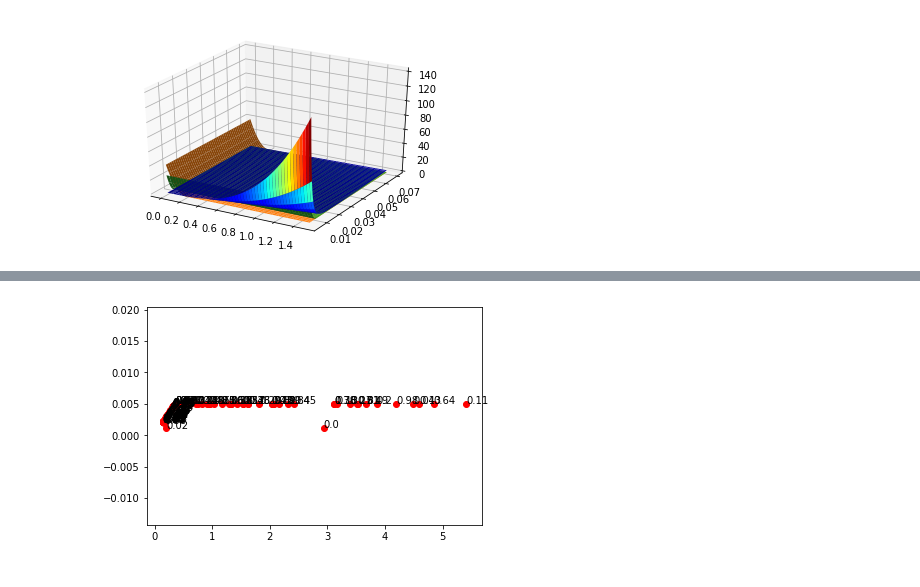
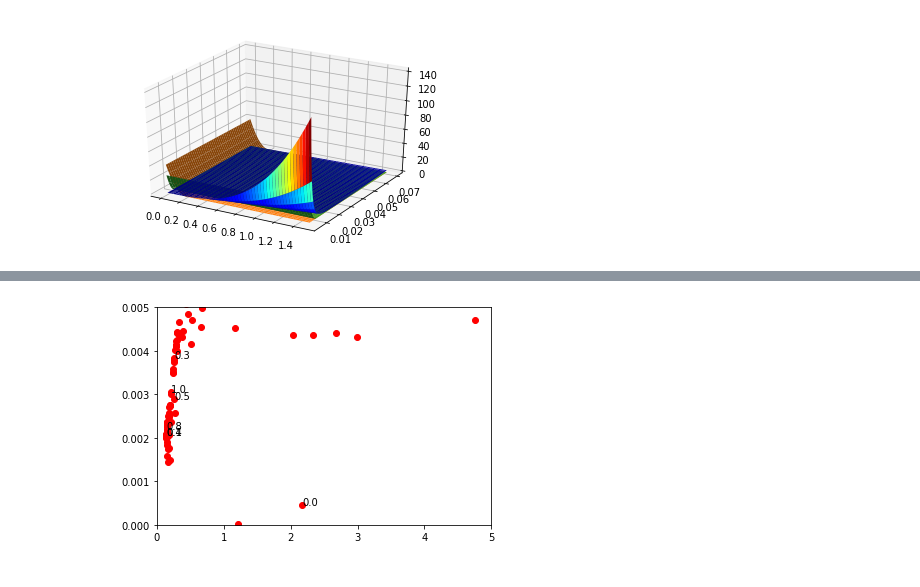
Before and after one commit to LemurPwned/Fundamentals-of-optimization, a Jupyter notebook: Multicriterial optimization.ipynb, the cells around one changed output, grey strips where cells are left out. Saved outputs shown, nothing was run; the diff lists cells and outputs as text; code cells hidden in the pictures.

```diff
--- a/Multicriterial optimization.ipynb
+++ b/Multicriterial optimization.ipynb
@@ -17,11 +21,12 @@ def mass(l, d):
 def constrained_function(x, c, w):
     l = x[0]
     d = x[1]
-    return w*mass(l,d) + (1-w)*deflection(l,d) + \
-            c*(1e3*np.maximum(0, deflection(l,d) - 5e-3))**2 + \
-            c*(1e-8*np.maximum(0, stress(l,d) - 3e8))**2 +\
-            c*(1e1*np.maximum(0, l-1))**2 + (c)*(1e2*np.maximum(0,d-5e-2))**2 + \
-            c*(1e1*np.minimum(0, l-0.2))**2 + c*(1e2*np.minimum(0, d-1e-2))**2
+    return w*mass(l,d) + (1-w)*deflection(l,d)*(1e-3) + \
+            c*(np.maximum(0, deflection(l,d) - 4e-3))**2 + \
+            c*(np.maximum(0, stress(l,d) - 3e8))**2 +\
+            c*(np.maximum(0, l-1))**2 + c*(np.maximum(0,d-5e-2))**2 + \
+            c*(np.minimum(0, l-0.2))**2 + c*(np.minimum(0, d-1e-2))**2 + \
+            c*(np.minimum(0, mass(l,d)))**2 + c*(np.minimum(0, deflection(l,d)))**2
 # %%
 def constrained_function2(l, d, c, w):
     return w*mass(l,d) + (1-w)*deflection(l,d) + \
@@ -113,7 +118,7 @@ def multicriterial_optimization(function, x_start, direction, s, alpha, beta, N,
     while j < N2:
         c = 2*c
         minimum, _ = rosenbrock_method(function, x_start, direction, s, alpha, beta, N, verbose, c, w)
-        if np.abs(function(minimum,c, w)) < error and is_valid(minimum):
+        if function(minimum,c, w) < error:
             min_list.append(minimum)
             return min_list
         j += 1
@@ -172,19 +145,0 @@ for i in range(0, 100):
-# %%
-w_list = []
-for w in np.arange(0, 1.01, 0.01):
-    #f1 is mass
-    #f2 is deflection
-    s = np.array([0.1,0.1])
-    direction = np.array([[1.0,0.0], [0.0,1.0]])
-    x_start = np.array([0.0, 0.0])
-    N2 = 30
-    N = 30
-    alpha = 3
-    beta = 0.5
-    x_start[0] = (0.8)*np.random.random() + 0.2 #len
-    x_start[1] = (4e-2)*np.random.random() + 1e-2 #diam
-    minimum = multicriterial_optimization(constrained_function, x_start, direction, s, alpha, beta, N, 0, N2, 1e-3, w)
-    #print("W : {}, length {}, diameter {}".format(w, minimum[-1][0], minimum[-1][1]))
-    print("W : {}, mass {}, deflection {}".format(w, mass(minimum[-1][0], minimum[-1][1]), \
-                                              deflection(minimum[-1][0], minimum[-1][1])))
-    w_list.append(minimum[-1])
@@ -211,12 +148,15 @@ lengths = [element[0] for element in w_list]
 diameters = [element[1] for element in w_list]
 function_of_mass = [mass(l, d) for l, d in zip(lengths, diameters)]
 function_of_deflection = [deflection(l,d) for l,d in zip(lengths, diameters)]
-w = [w for w in np.arange(0, 1.01, 0.01)]
+k = [z for z in np.arange(0, 1.01, 0.01)]
 # %%
 fig, ax = plt.subplots()
 ax.scatter(function_of_mass, function_of_deflection, color='r')
-
-for w, mass, deflection in zip(w, function_of_mass, function_of_deflection):
-    ax.annotate(str(w), (mass, deflection))
+ax.axis([0, 5, 0, 5e-3])
+i = -1
+for p, masses, deflections in zip(k, function_of_mass, function_of_deflection):
+    i += 1
+    if i%10 == 0:
+        ax.annotate(p, (masses, deflections))
 # %% [output]
-[figure, old version]
+[figure, new version]
```
Also changed, not shown: parts of 8 cells of this notebook, 5 other files.
